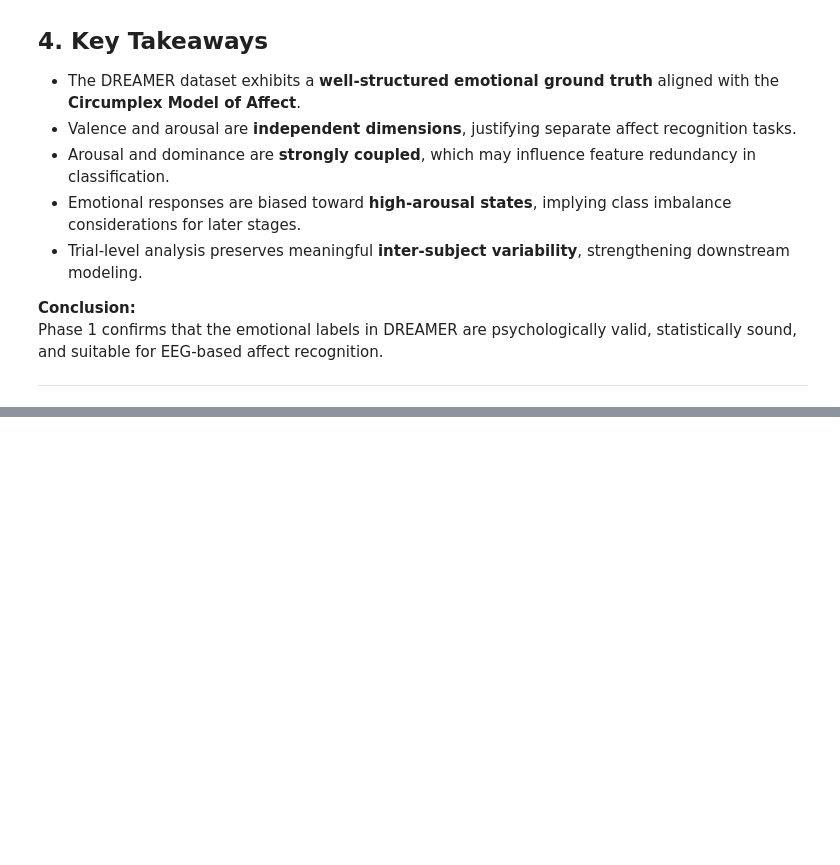
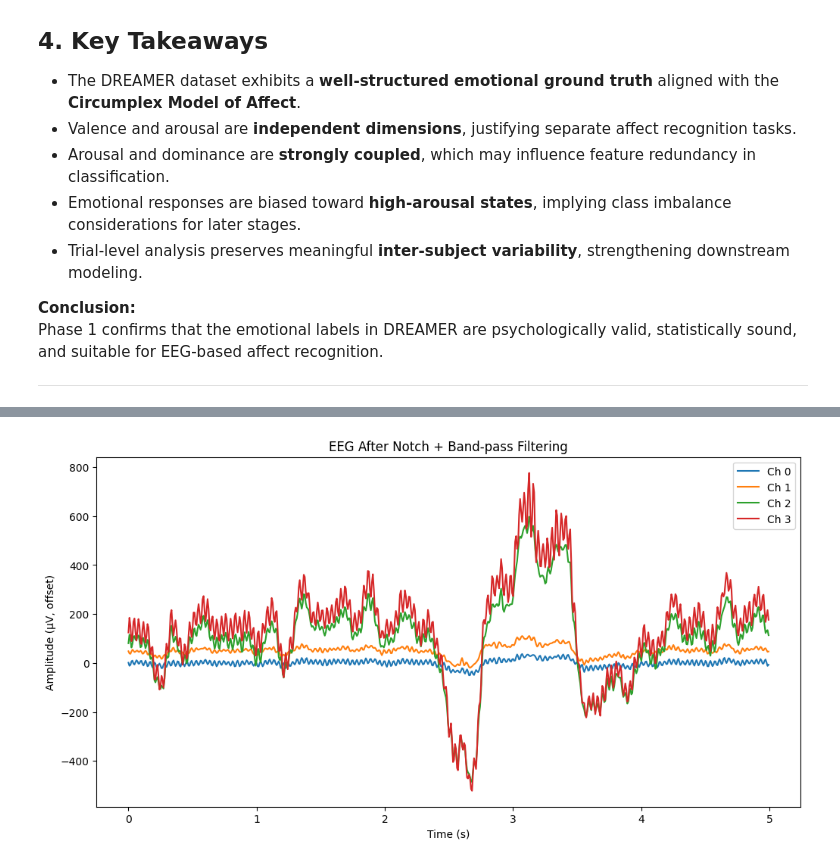
Before and after one commit to TBA5854/neurahack-iitm, a Jupyter notebook: main.ipynb, the cells around one changed output, grey strips where cells are left out. Saved outputs shown, nothing was run; the diff lists cells and outputs as text; code cells hidden in the pictures; blank space fills up the shorter version.

```diff
--- a/main.ipynb
+++ b/main.ipynb
@@ -277,0 +349,38 @@ Phase 1 confirms that the emotional labels in DREAMER are psychologically valid,
+# %%
+def notch_filter(x, fs, freq=50):
+    b, a = butter(
+        2,
+        [(freq - 1) / (fs / 2), (freq + 1) / (fs / 2)],
+        btype="bandstop"
+    )
+    return filtfilt(b, a, x)
+# %%
+def bandpass_filter(x, fs, low=0.5, high=45):
+    b, a = butter(
+        4,
+        [low / (fs / 2), high / (fs / 2)],
+        btype="bandpass"
+    )
+    return filtfilt(b, a, x)
+# %%
+eeg_filt = np.zeros_like(eeg)
+
+for ch in range(eeg.shape[0]):
+    sig = eeg[ch]
+    sig = notch_filter(sig, fs)
+    sig = bandpass_filter(sig, fs)
+    eeg_filt[ch] = sig
+# %%
+plt.figure(figsize=(12, 6))
+
+for ch in range(4):
+    y = eeg_filt[ch, :samples].ravel()
+    plt.plot(t, y + ch * 50, label=f"Ch {ch}")
+
+plt.xlabel("Time (s)")
+plt.ylabel("Amplitude (µV, offset)")
+plt.title("EEG After Notch + Band-pass Filtering")
+plt.legend()
+plt.show()
+# %% [output]
+[figure, added]
```
Also changed, not shown: parts of 21 cells of this notebook, 2 other files.
